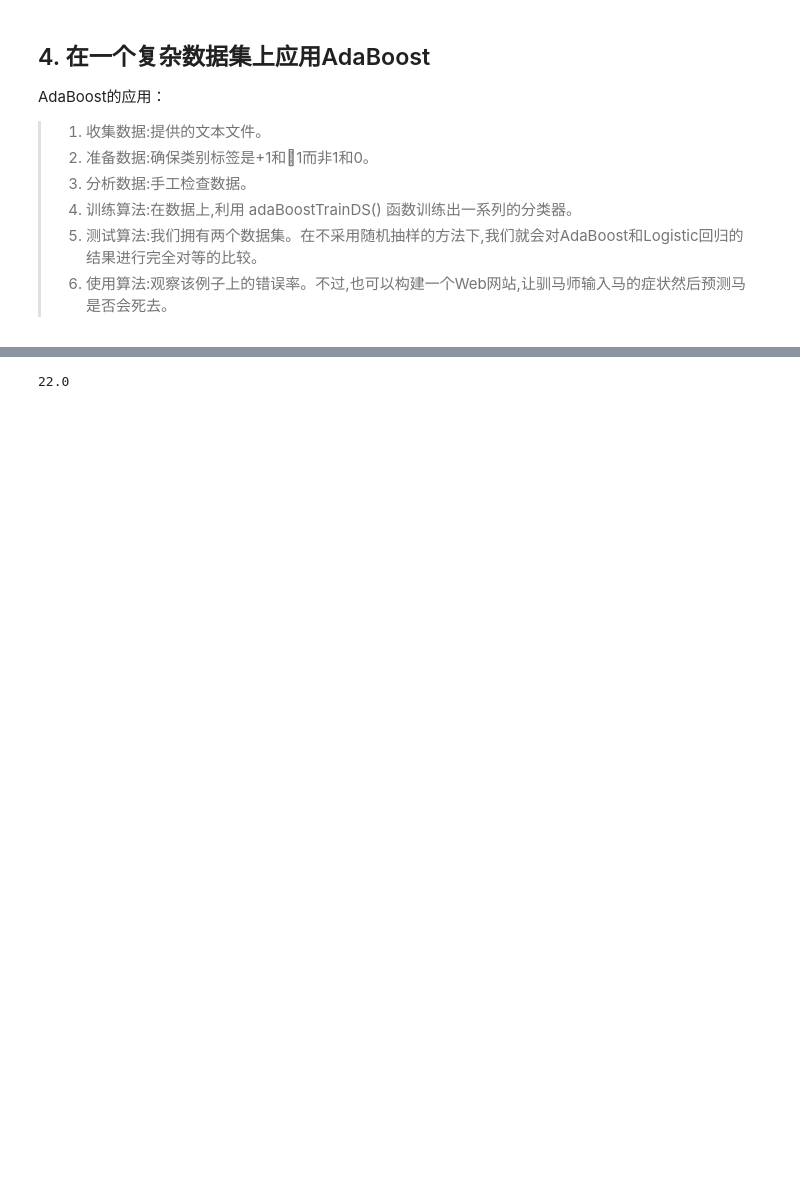
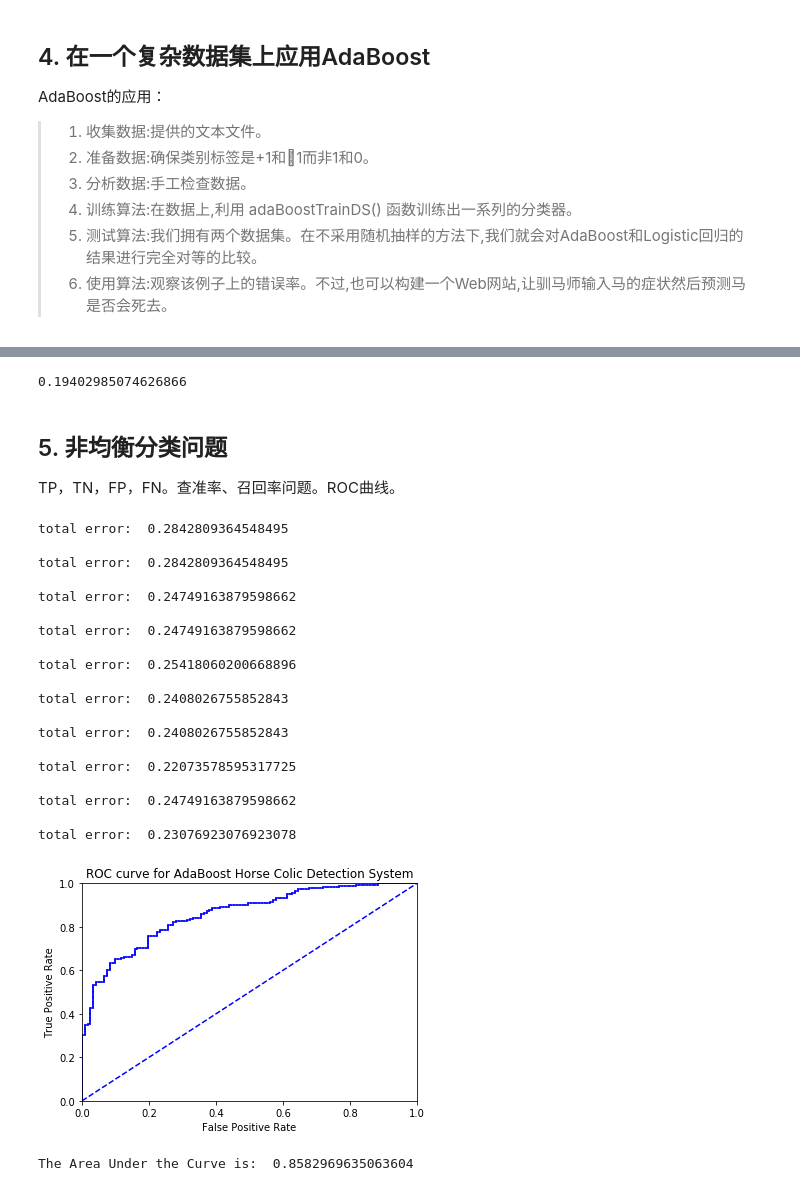
Before and after one commit to ViperBling/MLiA_Python3, a Jupyter notebook: Ch07/AdaBoost.ipynb, the cells around one changed output, grey strips where cells are left out. Drawn from its saved outputs; the diff is of its cells as text; code cells hidden in the pictures; blank space fills up the shorter version.

Commit message:
Finish AdaBoost

```diff
--- a/Ch07/AdaBoost.ipynb
+++ b/Ch07/AdaBoost.ipynb
@@ -268,6 +266,70 @@ testArr, testLabelArr = loadDataSet('horseColicTest2.txt')
 prediction10 = adaClassify(testArr, classifierArray)
 # %%
 errArr = np.mat(np.ones((67, 1)))
-errArr[prediction10 != np.mat(testLabelArr).T].sum()
+errArr[prediction10 != np.mat(testLabelArr).T].sum()/testArr.shape[0]
 # %% [output]
-22.0
+0.19402985074626866
+# %% [markdown]
+## 5. 非均衡分类问题
+TP，TN，FP，FN。查准率、召回率问题。ROC曲线。
+# %%
+def plotROC(predStrengths, classLabels):
+    """
+    打印ROC曲线，斌计算AUC面积大小
+    """
+
+    cur = (1.0, 1.0)
+    ySum = 0.0
+    # 对正样本进行求和
+    numPosClas = np.sum(np.array(classLabels) == 1.0)
+    # 正样本的概率
+    yStep = 1 / float(numPosClas)
+    # 负样本的概率
+    xStep = 1 / float(len(classLabels) - numPosClas)
+    sortedIndices = predStrengths.argsort()
+    fig = plt.figure()
+    fig.clf()
+    ax = plt.subplot(111)
+    for index in sortedIndices.tolist()[0]:
+        if classLabels[index] == 1.0:
+            delX = 0
+            delY = yStep
+        else:
+            delX = xStep
+            delY = 0
+            ySum += cur[1]
+        ax.plot([cur[0], cur[0] - delX], [cur[1], cur[1] - delY], c='b')
+        cur = (cur[0] - delX, cur[1] - delY)
+    ax.plot([0, 1], [0, 1], 'b--')
+    plt.xlabel('False Positive Rate')
+    plt.ylabel('True Positive Rate')
+    plt.title('ROC curve for AdaBoost Horse Colic Detection System')
+    ax.axis([0, 1, 0, 1])
+    plt.show()
+    print("The Area Under the Curve is: ", ySum * xStep)
+# %%
+datArr, labelArr = loadDataSet('horseColicTraining2.txt')
+classifierArray, aggClassEst = adaBoostTrainDS(datArr, labelArr, 10)
+plotROC(aggClassEst.T, labelArr)
+# %% [output]
+total error:  0.2842809364548495
+
+total error:  0.2842809364548495
+
+total error:  0.24749163879598662
+
+total error:  0.24749163879598662
+
+total error:  0.25418060200668896
+
+total error:  0.2408026755852843
+
+total error:  0.2408026755852843
+
+total error:  0.22073578595317725
+
+total error:  0.24749163879598662
+
+total error:  0.23076923076923078
+[figure, added]
+The Area Under the Curve is:  0.8582969635063604
```
Also changed, not shown: parts of 9 cells of this notebook.
